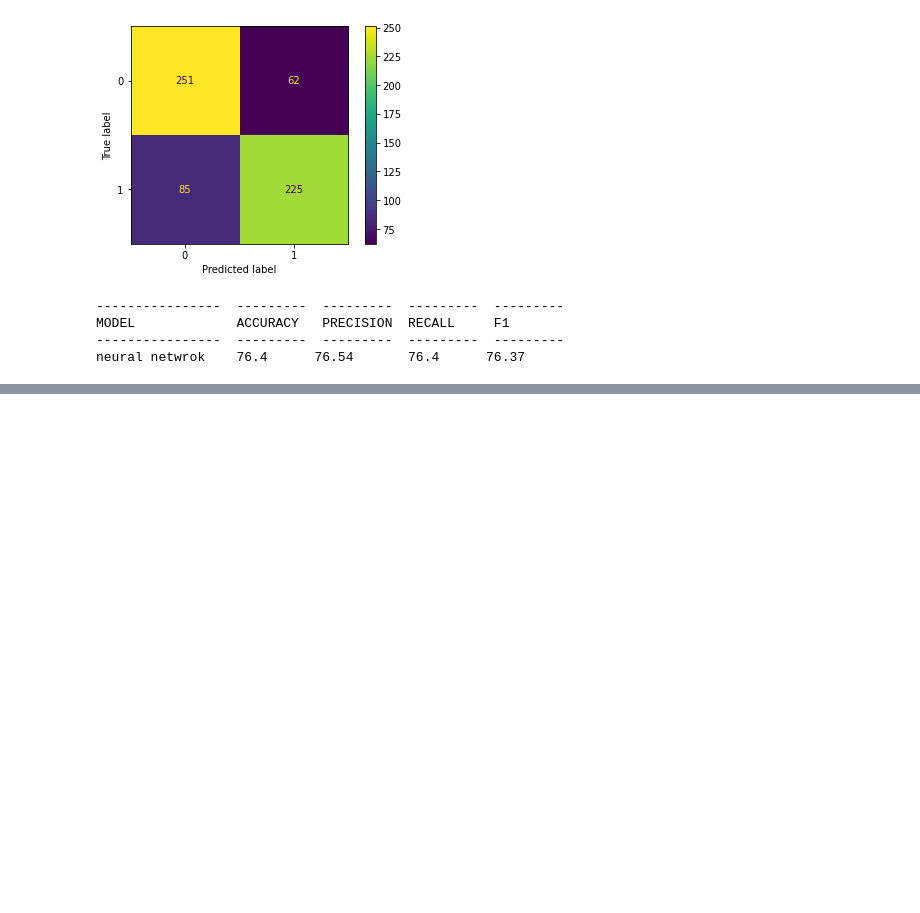
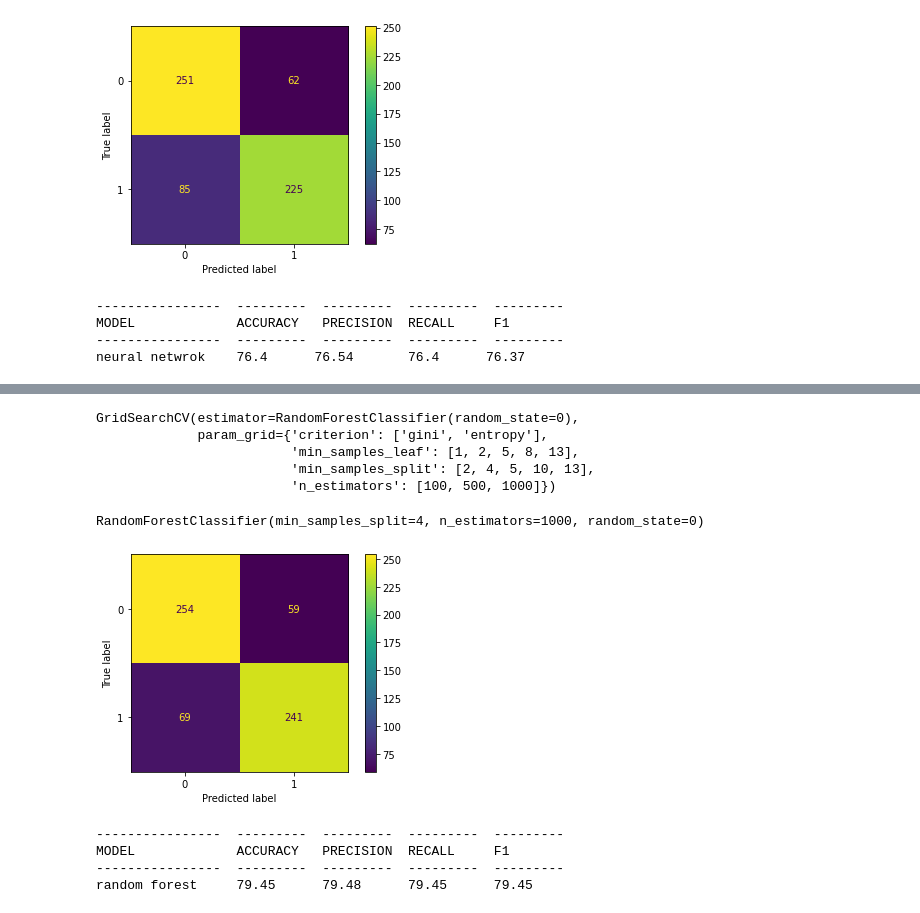
Before and after one commit to ElviraKonovalov/road-collisions, a Jupyter notebook: elviras_new_models.ipynb, the cells around one changed output, grey strips where cells are left out. Drawn from its saved outputs; the diff is of its cells as text; code cells hidden in the pictures; blank space fills up the shorter version.

Commit message:
model exploration

```diff
--- a/elviras_new_models.ipynb
+++ b/elviras_new_models.ipynb
@@ -346,3 +346,8 @@ print("{0:17} {1:} {2:10} {3:10} {4:10}".format("neural netwrok", accuracy, prec
 MODEL             ACCURACY   PRECISION  RECALL     F1
 ----------------  ---------  ---------  ---------  ---------
 neural netwrok    76.4      76.54       76.4      76.37
+# %%
+y = df['ACCLASS']
+
+df = df.drop(columns=['ACCLASS', 'Unnamed: 0', 'AG_DRIV', 'ALCOHOL', 'AUTOMOBILE', 'CYCLIST', 'DISABILITY', 'EMERG_VEH', 'INITDIR', 'LOCCOORD', 'MOTORCYCLE', 'PASSENGER', 'REDLIGHT', 'TRAFFCTL', 'TRSN_CITY_VEH'])
+X = df
@@ -348,0 +370,56 @@ neural netwrok    76.4      76.54       76.4      76.37
+# %%
+# define the undersampling method
+undersample = NearMiss(version=1, n_neighbors=3)
+X, y = undersample.fit_resample(X, y)
+# %%
+X_train, X_test, y_train, y_test = train_test_split(X, y, test_size=0.3, random_state=0)
+
+scaler = StandardScaler().fit(X_train)
+X_train_scaled = scaler.transform(X_train)
+X_test_scaled = scaler.transform(X_test)
+# %%
+# find best parameters for a random forest and train using best found estimator
+params = {
+    'n_estimators': [100, 500, 1000],
+    'criterion': ['gini', 'entropy'],
+    'min_samples_split': [2, 4, 5, 10, 13],
+    'min_samples_leaf': [1, 2, 5, 8, 13]
+}
+
+forest = GridSearchCV(RandomForestClassifier(random_state=0), params)
+forest.fit(X_train, y_train)
+# %% [output]
+GridSearchCV(estimator=RandomForestClassifier(random_state=0),
+             param_grid={'criterion': ['gini', 'entropy'],
+                         'min_samples_leaf': [1, 2, 5, 8, 13],
+                         'min_samples_split': [2, 4, 5, 10, 13],
+                         'n_estimators': [100, 500, 1000]})
+# %%
+forest.best_estimator_ # params of best estimator
+# %% [output]
+RandomForestClassifier(min_samples_split=4, n_estimators=1000, random_state=0)
+# %%
+plot_confusion_matrix(forest.best_estimator_, X_test, y_test)
+plt.show();
+# %% [output]
+[figure, added]
+# %%
+# evaluate model
+import warnings
+warnings.filterwarnings('ignore')
+
+y_pred = forest.best_estimator_.predict(X_test)
+accuracy = round(accuracy_score(y_test, y_pred)*100,2)
+precision = round(precision_score(y_test, y_pred, average='weighted')*100,2)
+recall = round(recall_score(y_test, y_pred, average='weighted')*100,2)
+f1 = round(f1_score(y_test, y_pred, average='weighted')*100,2)
+
+print("{0:17} {1:10} {2:10} {3:10} {4:}".format("----------------", "---------", "---------", "---------", "---------"))
+print("{0:17} {1:10} {2:10} {3:10} {4:}".format("MODEL", "ACCURACY", "PRECISION", "RECALL", "F1"))
+print("{0:17} {1:10} {2:10} {3:10} {4:}".format("----------------", "---------", "---------", "---------", "---------"))
+print("{0:17} {1:} {2:10} {3:10} {4:10}".format("random forest", accuracy, precision, recall, f1))
+# %% [output]
+----------------  ---------  ---------  ---------  ---------
+MODEL             ACCURACY   PRECISION  RECALL     F1
+----------------  ---------  ---------  ---------  ---------
+random forest     79.45      79.48      79.45      79.45
```
Also changed, not shown: parts of 1 cell of this notebook.
